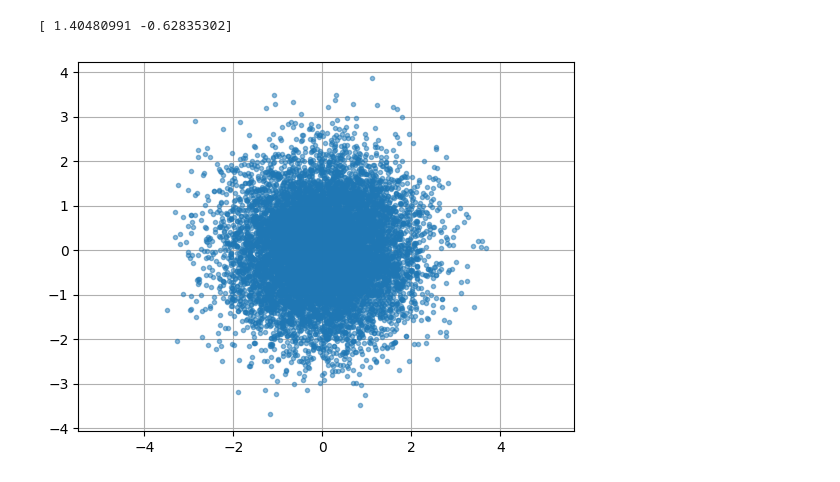
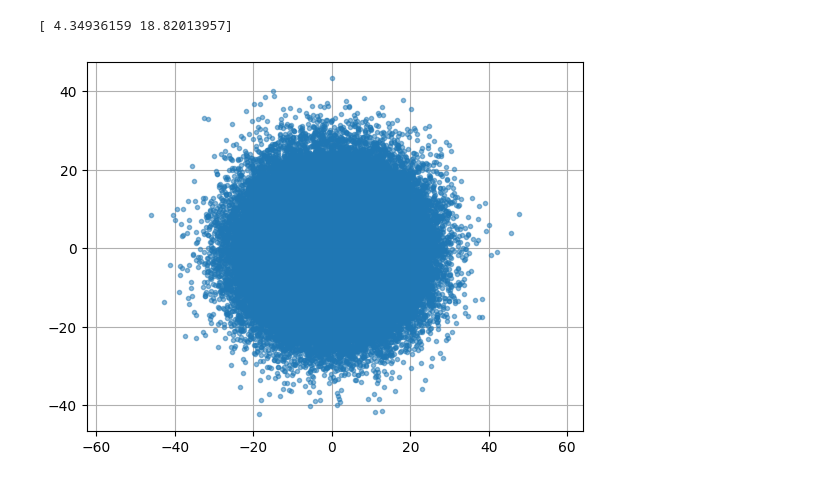
Before and after one commit to Rmend0908/Diffusion_Limited_Aggrigation_PHYS495, a Jupyter notebook: Guassian_Sampling.ipynb, the cells around one changed output. Drawn from its saved outputs; the diff is of its cells as text; code cells hidden in the pictures.

```diff
--- a/Guassian_Sampling.ipynb
+++ b/Guassian_Sampling.ipynb
@@ -1,30 +1,28 @@
 # %%
 import numpy as np
 import random
 import os
 from PIL import Image
 
 mean = (1, 1)
 cov = [[1, 0], [0, 1]]
 rng = np.random.default_rng()
-x = rng.multivariate_normal(mean, cov, (3, 3))
-x.shape
-
-y = rng.multivariate_normal(mean, cov, (3, 3), method='cholesky')
-y.shape
 
 
 
 cov = [[1, 0], [0, 1]]
 #returns a set of 2d coordinates. Use this to assign values.
-pts = rng.multivariate_normal([0, 0], cov, size=10000)
+pts = 10*rng.multivariate_normal([0, 0], cov, size=100000)
 
 print(pts[0])
 import matplotlib.pyplot as plt
 plt.plot(pts[:, 0], pts[:, 1], '.', alpha=0.5)
 plt.axis('equal')
 plt.grid()
 plt.show() # may vary
+
+
+particle = [[0,0]]
 # %% [output]
-[ 1.40480991 -0.62835302]
+[ 4.34936159 18.82013957]
-[figure, old version]
+[figure, new version]
```
Also changed, not shown: parts of 3 cells of this notebook, 1 other file.
